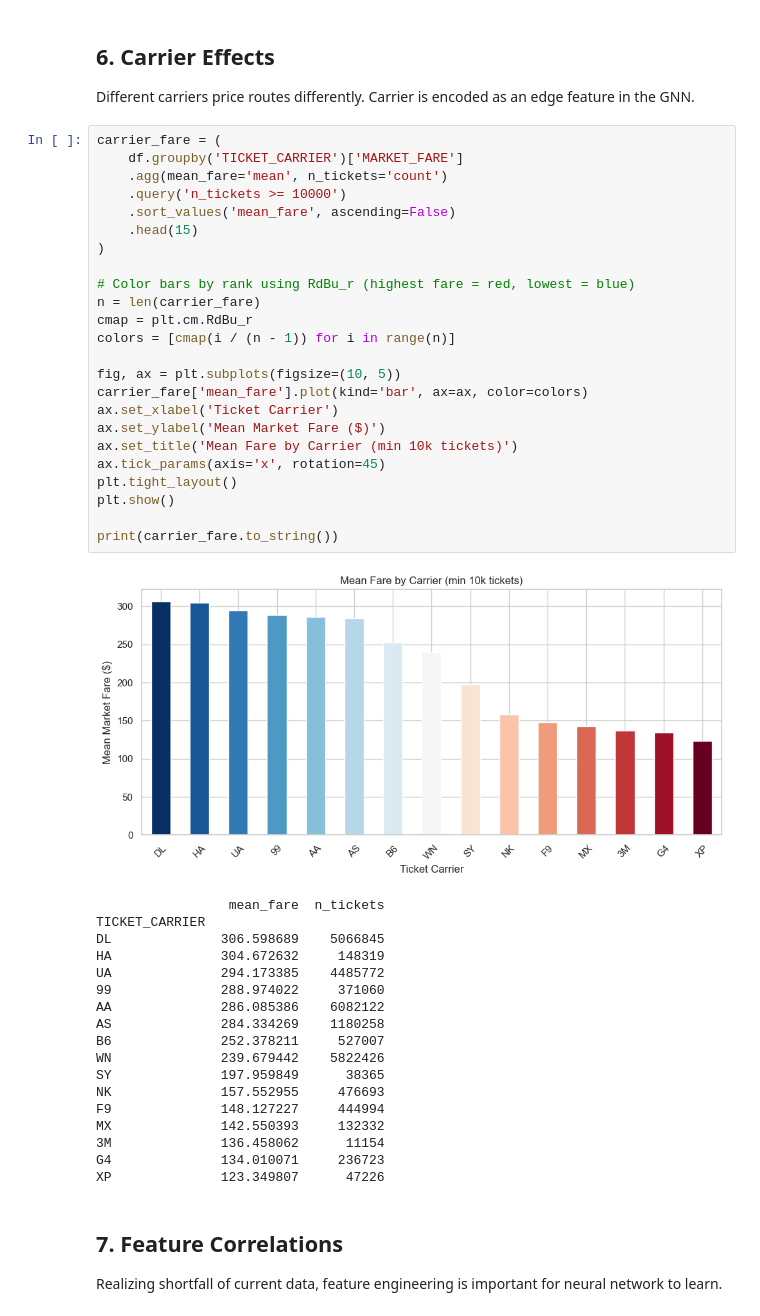
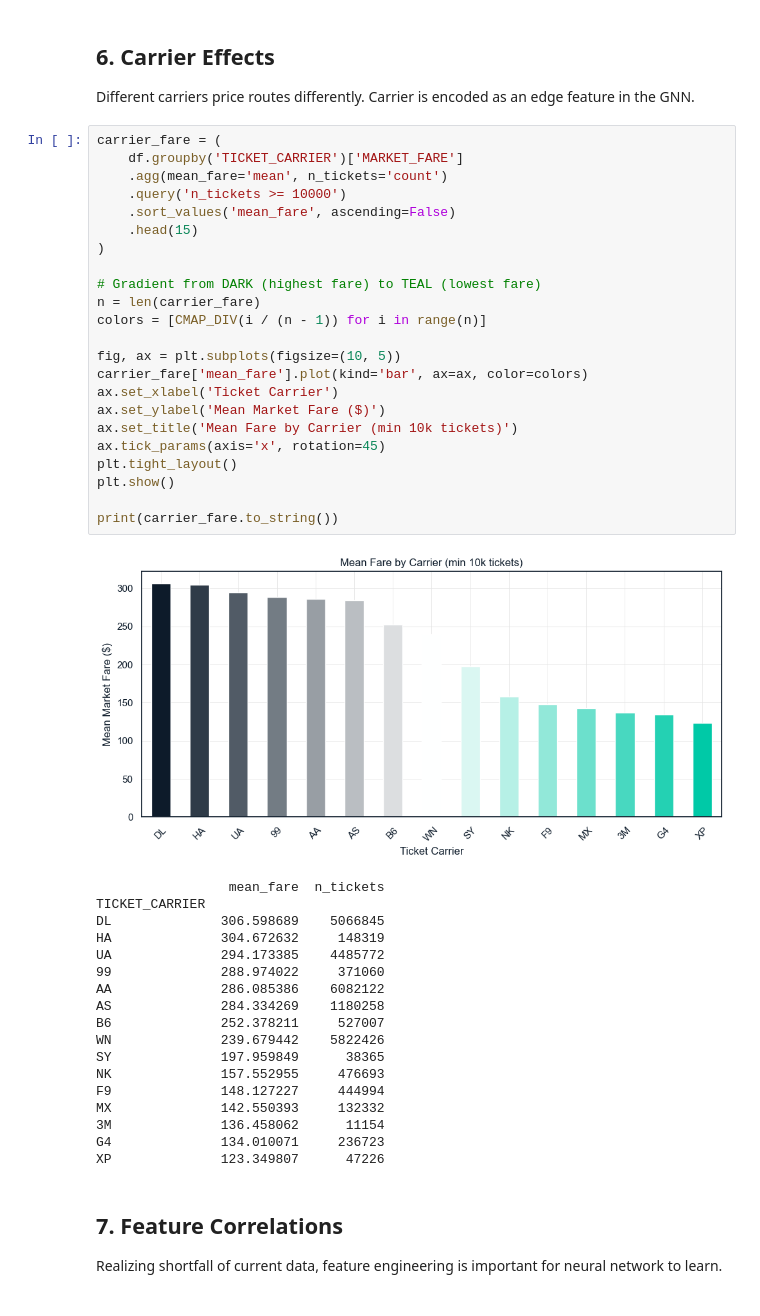
Before and after one commit to normangw/6600-neural-networks, a Jupyter notebook: technical-details/eda/eda.ipynb, the cells around one changed output. Cells and saved outputs as stored; diff of their text form.

```diff
--- a/technical-details/eda/eda.ipynb
+++ b/technical-details/eda/eda.ipynb
@@ -239,29 +267,28 @@ Different carriers price routes differently. Carrier is encoded as an edge featu
 # %%
 carrier_fare = (
     df.groupby('TICKET_CARRIER')['MARKET_FARE']
     .agg(mean_fare='mean', n_tickets='count')
     .query('n_tickets >= 10000')
     .sort_values('mean_fare', ascending=False)
     .head(15)
 )
 
-# Color bars by rank using RdBu_r (highest fare = red, lowest = blue)
+# Gradient from DARK (highest fare) to TEAL (lowest fare)
 n = len(carrier_fare)
-cmap = plt.cm.RdBu_r
-colors = [cmap(i / (n - 1)) for i in range(n)]
+colors = [CMAP_DIV(i / (n - 1)) for i in range(n)]
 
 fig, ax = plt.subplots(figsize=(10, 5))
 carrier_fare['mean_fare'].plot(kind='bar', ax=ax, color=colors)
 ax.set_xlabel('Ticket Carrier')
 ax.set_ylabel('Mean Market Fare ($)')
 ax.set_title('Mean Fare by Carrier (min 10k tickets)')
 ax.tick_params(axis='x', rotation=45)
 plt.tight_layout()
 plt.show()
 
 print(carrier_fare.to_string())
 # %% [output]
-[figure, old version]
+[figure, new version]
                  mean_fare  n_tickets
 TICKET_CARRIER
 DL              306.598689    5066845
```
Also changed, not shown: parts of 9 cells of this notebook, 5 other files.
